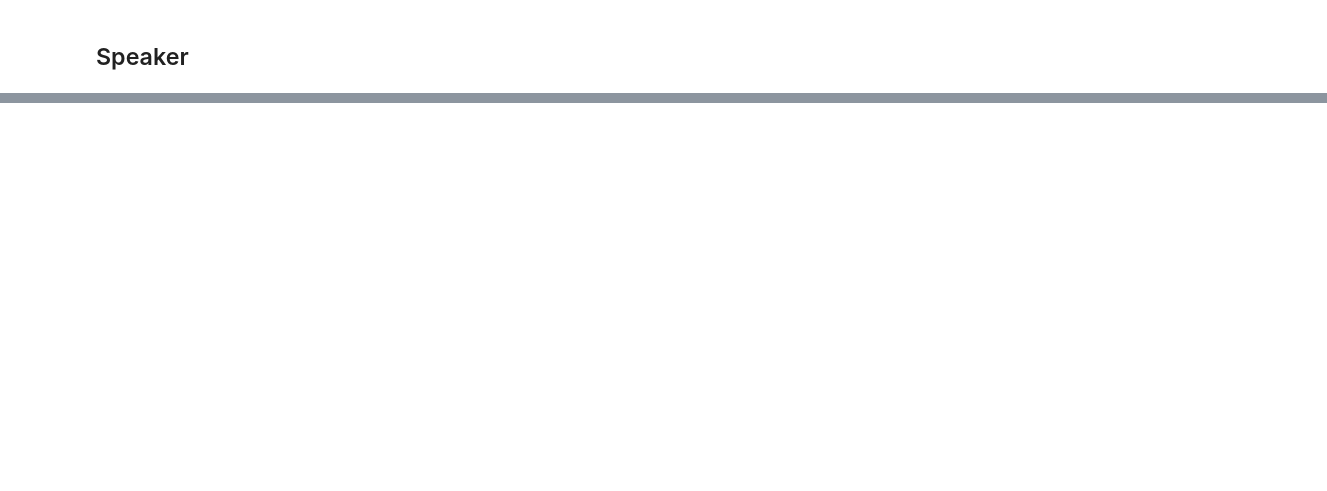
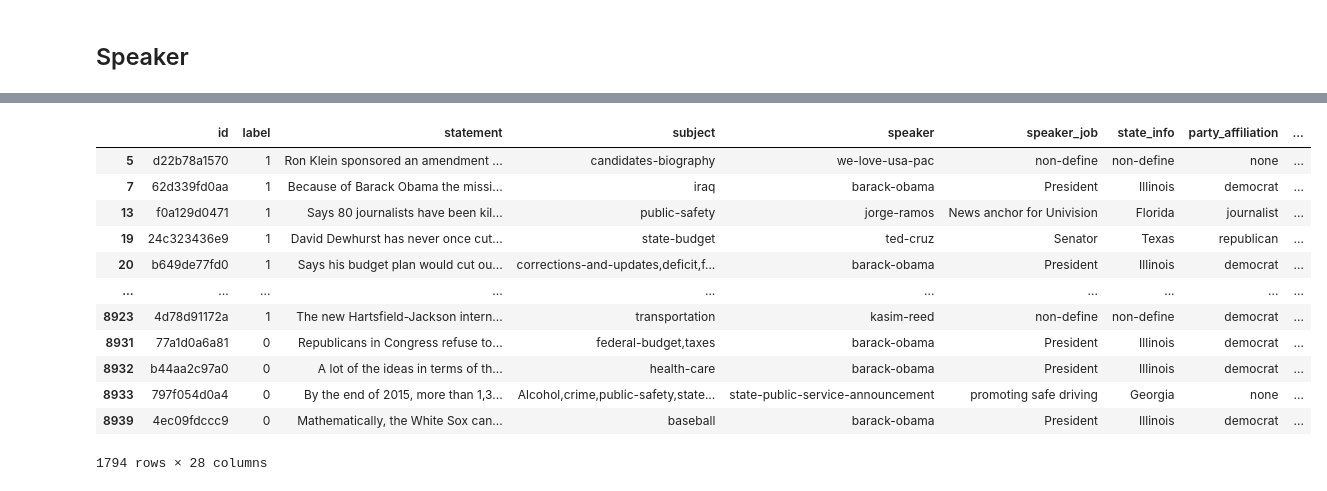
Before and after one commit to ananags/LBBYs_CH2, a Jupyter notebook: notebooks/1_analisis/1.2_preprocess.ipynb, the cells around one changed output, grey strips where cells are left out. Cells and saved outputs as stored; diff of their text form; code cells hidden in the pictures; blank space fills up the shorter version.

```diff
--- a/notebooks/1_analisis/1.2_preprocess.ipynb
+++ b/notebooks/1_analisis/1.2_preprocess.ipynb
@@ -167,9 +264,12 @@ for token, count in subject_counter.items():
 # %%
 def extract_entities_from_speaker(speaker):
     # Procesar el texto con spaCy
+    speaker = speaker.replace('-', ' ')  # Esto reemplaza los guiones por espacios
+
+    # Procesar el texto con spaCy
     doc = nlp(speaker)
 
-    # Listas para almacenar entidades, tipos y explicaciones
+    # Listas para almacenar las entidades y tipos
     entidades = []
     tipos = []
 
@@ -178,7 +278,7 @@ def extract_entities_from_speaker(speaker):
         entidades.append(ent.text)
         tipos.append(ent.label_)
 
-    # Retornar las listas de entidades, tipos y explicaciones
+    # Retornar las listas de entidades y tipos
     return entidades, tipos
 
 # Aplicar la función para extraer las entidades de cada 'speaker'
@@ -185,0 +296,17 @@ data[['speaker_entities', 'speaker_type']] = data['speaker'].apply(lambda x: pd.
+# %%
+no_entities = data[data['speaker_entities'].apply(lambda x: len(x) == 0)]
+no_entities
+# %% [output]
+|  | id | label | statement | subject | speaker | speaker_job | state_info | party_affiliation | ... |
+| 5 | d22b78a1570 | 1 | Ron Klein sponsored an amendment ... | candidates-biography | we-love-usa-pac | non-define | non-define | none | ... |
+| 7 | 62d339fd0aa | 1 | Because of Barack Obama the missi... | iraq | barack-obama | President | Illinois | democrat | ... |
+| 13 | f0a129d0471 | 1 | Says 80 journalists have been kil... | public-safety | jorge-ramos | News anchor for Univision | Florida | journalist | ... |
+| 19 | 24c323436e9 | 1 | David Dewhurst has never once cut... | state-budget | ted-cruz | Senator | Texas | republican | ... |
+| 20 | b649de77fd0 | 1 | Says his budget plan would cut ou... | corrections-and-updates,deficit,f... | barack-obama | President | Illinois | democrat | ... |
+| ... | ... | ... | ... | ... | ... | ... | ... | ... | ... |
+| 8923 | 4d78d91172a | 1 | The new Hartsfield-Jackson intern... | transportation | kasim-reed | non-define | non-define | democrat | ... |
+| 8931 | 77a1d0a6a81 | 0 | Republicans in Congress refuse to... | federal-budget,taxes | barack-obama | President | Illinois | democrat | ... |
+| 8932 | b44aa2c97a0 | 0 | A lot of the ideas in terms of th... | health-care | barack-obama | President | Illinois | democrat | ... |
+| 8933 | 797f054d0a4 | 0 | By the end of 2015, more than 1,3... | Alcohol,crime,public-safety,state... | state-public-service-announcement | promoting safe driving | Georgia | none | ... |
+| 8939 | 4ec09fdccc9 | 0 | Mathematically, the White Sox can... | baseball | barack-obama | President | Illinois | democrat | ... |
+1794 rows × 28 columns
```
Also changed, not shown: parts of 27 cells of this notebook, 2 other files.
